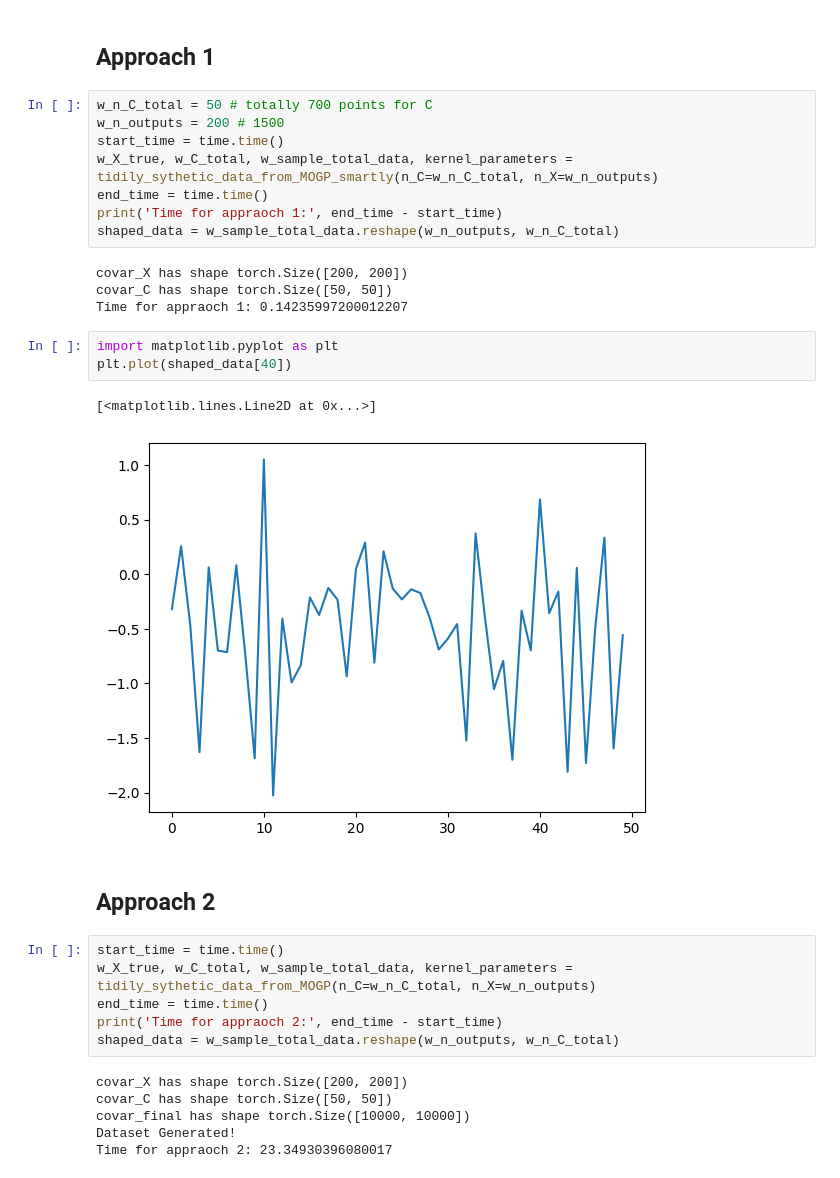
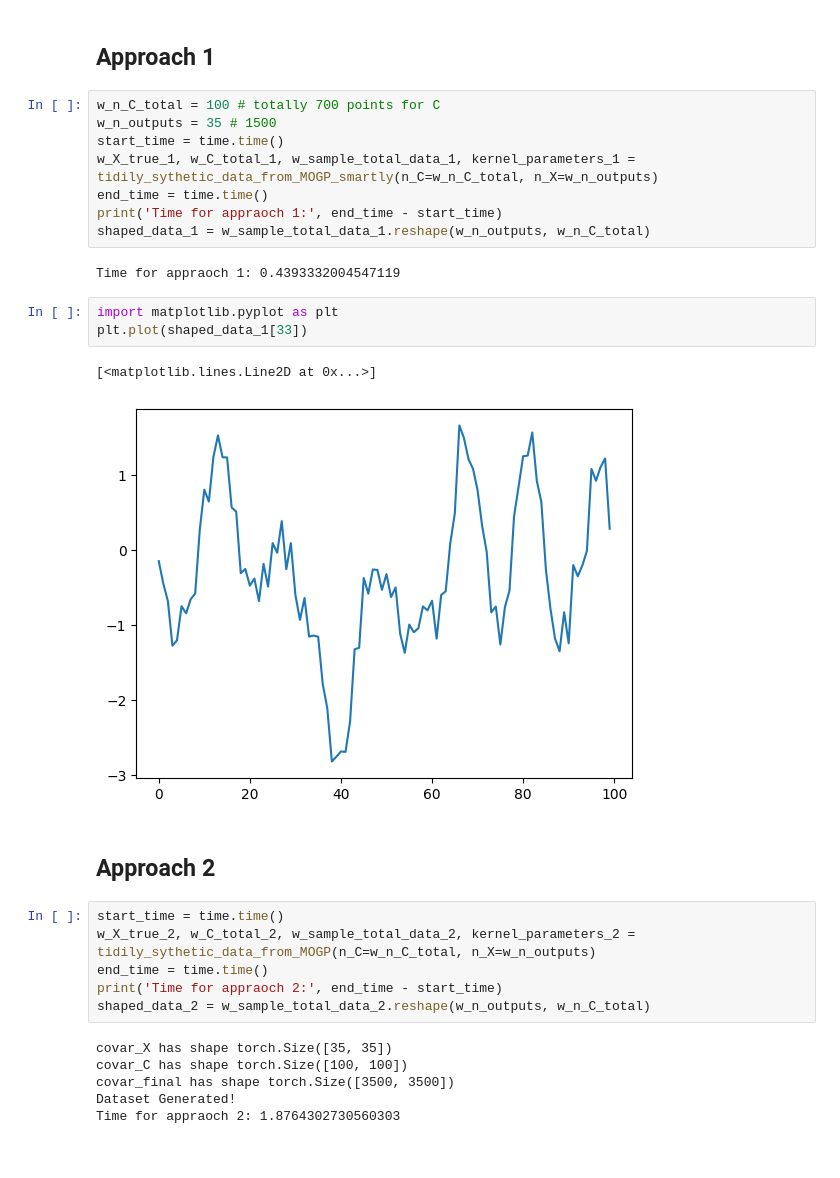
Before and after one commit to XiaoyuJiang17/ScalableLVMOGP, a Jupyter notebook: others/test_somethings.ipynb, the cells around one changed output. Cells and saved outputs as stored; diff of their text form.

```diff
--- a/others/test_somethings.ipynb
+++ b/others/test_somethings.ipynb
@@ -6,36 +8,34 @@ import time
 # %% [markdown]
 ## Approach 1
 # %%
-w_n_C_total = 50 # totally 700 points for C
-w_n_outputs = 200 # 1500
+w_n_C_total = 100 # totally 700 points for C
+w_n_outputs = 35 # 1500
 start_time = time.time()
-w_X_true, w_C_total, w_sample_total_data, kernel_parameters = tidily_sythetic_data_from_MOGP_smartly(n_C=w_n_C_total, n_X=w_n_outputs)
+w_X_true_1, w_C_total_1, w_sample_total_data_1, kernel_parameters_1 = tidily_sythetic_data_from_MOGP_smartly(n_C=w_n_C_total, n_X=w_n_outputs)
 end_time = time.time()
 print('Time for appraoch 1:', end_time - start_time)
-shaped_data = w_sample_total_data.reshape(w_n_outputs, w_n_C_total)
+shaped_data_1 = w_sample_total_data_1.reshape(w_n_outputs, w_n_C_total)
 # %% [output]
-covar_X has shape torch.Size([200, 200])
-covar_C has shape torch.Size([50, 50])
-Time for appraoch 1: 0.14235997200012207
+Time for appraoch 1: 0.4393332004547119
 # %%
 import matplotlib.pyplot as plt
-plt.plot(shaped_data[40])
+plt.plot(shaped_data_1[33])
 # %% [output]
 [<matplotlib.lines.Line2D at 0x...>]
-[figure, old version]
+[figure, new version]
 # %% [markdown]
 ## Approach 2
 # %%
 start_time = time.time()
-w_X_true, w_C_total, w_sample_total_data, kernel_parameters = tidily_sythetic_data_from_MOGP(n_C=w_n_C_total, n_X=w_n_outputs)
+w_X_true_2, w_C_total_2, w_sample_total_data_2, kernel_parameters_2 = tidily_sythetic_data_from_MOGP(n_C=w_n_C_total, n_X=w_n_outputs)
 end_time = time.time()
 print('Time for appraoch 2:', end_time - start_time)
-shaped_data = w_sample_total_data.reshape(w_n_outputs, w_n_C_total)
+shaped_data_2 = w_sample_total_data_2.reshape(w_n_outputs, w_n_C_total)
 # %% [output]
-covar_X has shape torch.Size([200, 200])
-covar_C has shape torch.Size([50, 50])
-covar_final has shape torch.Size([10000, 10000])
+covar_X has shape torch.Size([35, 35])
+covar_C has shape torch.Size([100, 100])
+covar_final has shape torch.Size([3500, 3500])
 Dataset Generated!
-Time for appraoch 2: 23.34930396080017
+Time for appraoch 2: 1.8764302730560303
 # %%
 import matplotlib.pyplot as plt
```
Also changed, not shown: parts of 3 cells of this notebook, 6 other files.
